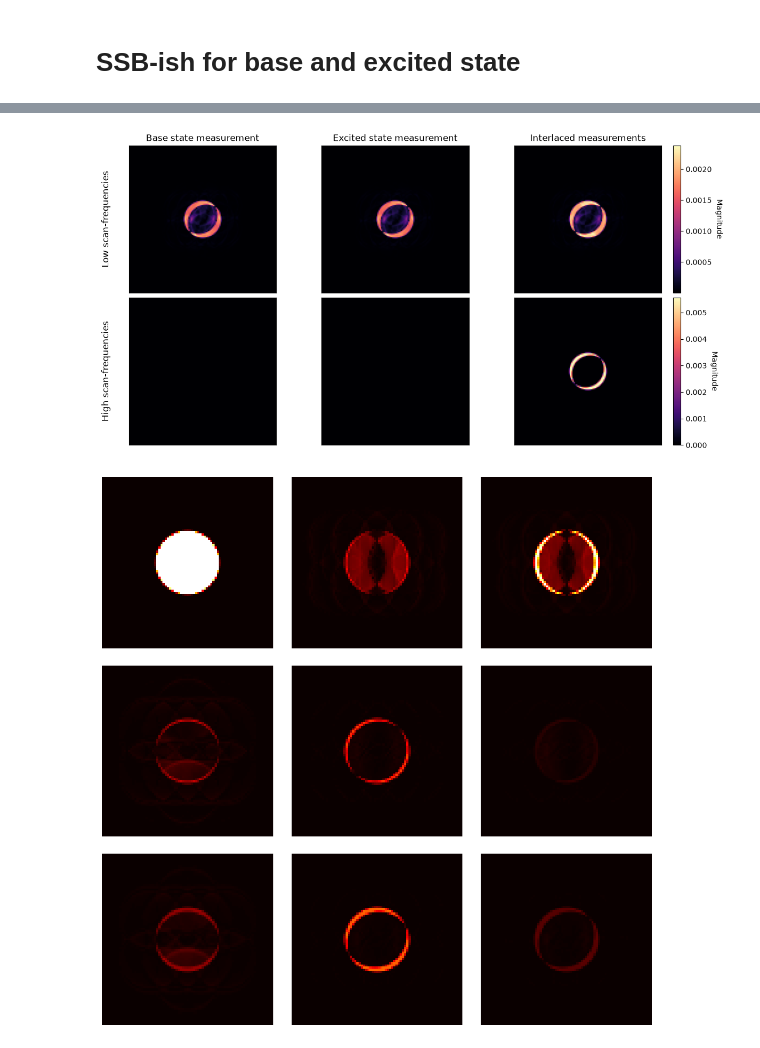
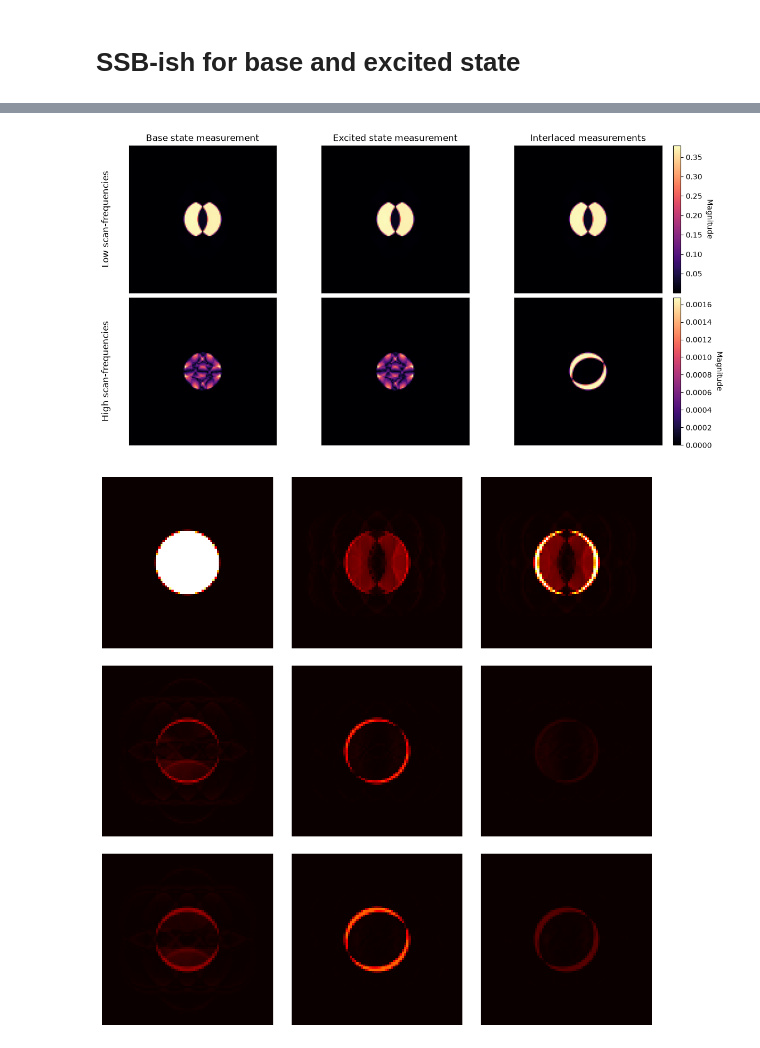
Before and after one commit to AdQuanta-Phase-Imaging/quantem, a Jupyter notebook: scripts/04 - direct methods - multiplex SSB.ipynb, the cells around one changed output, grey strips where cells are left out. Drawn from its saved outputs; the diff is of its cells as text; code cells hidden in the pictures.

```diff
--- a/scripts/04 - direct methods - multiplex SSB.ipynb
+++ b/scripts/04 - direct methods - multiplex SSB.ipynb
@@ -575,4 +614,5 @@ torch.Size([673, 162, 162])
 # %%
-merged_partial_ft = np.fft.fftn(merged_scan, axes=(0, 1))
+# or this for the ideal case
+merged_partial_ft = np.fft.fftn(dataset_merged.array, axes=(0, 1))
 base_partial_ft = np.fft.fftn(base_meas.array, axes=(0, 1))
-excited_partial_ft = np.fft.fftn(base_meas.array, axes=(0, 1))
+excited_partial_ft = np.fft.fftn(excited_meas.array, axes=(0, 1))
@@ -580,8 +629,8 @@ excited_partial_ft = np.fft.fftn(base_meas.array, axes=(0, 1))
 import matplotlib.pyplot as plt
 import numpy as np
 
-loc_low_f = (3, 3)
-loc_high_f = (83, 83)
+loc_low_f = (0, 11)
+loc_high_f = (85, 83)
 
 low_imgs = [
     np.abs(base_partial_ft[*loc_low_f, ...]),
@@ -616,34 +665,34 @@ for row in range(2):
 
     ims = []
     for col in range(3):
         im = axs[row, col].imshow(
             imgs[row][col],
             cmap="magma",
             vmin=row_vmin,
             vmax=row_vmax,
         )
         ims.append(im)
 
         axs[row, col].set_xticks([])
         axs[row, col].set_yticks([])
 
         if row == 0:
             axs[row, col].set_title(col_titles[col], fontsize=12)
 
     axs[row, 0].set_ylabel(row_titles[row], fontsize=12, labelpad=25)
 
     cbar = fig.colorbar(
         ims[-1],
         ax=axs[row, :],
         location="right",
         fraction=0.025,
         pad=0.02,
     )
     cbar.set_label("Magnitude", rotation=270, labelpad=15)
 
 plt.show()
 # %% [output]
-[figure, old version]
+[figure, new version]
 # %%
 plt.figure(figsize=(12,12))
 n = 3
```
Also changed, not shown: parts of 11 cells of this notebook, 2 other files.
